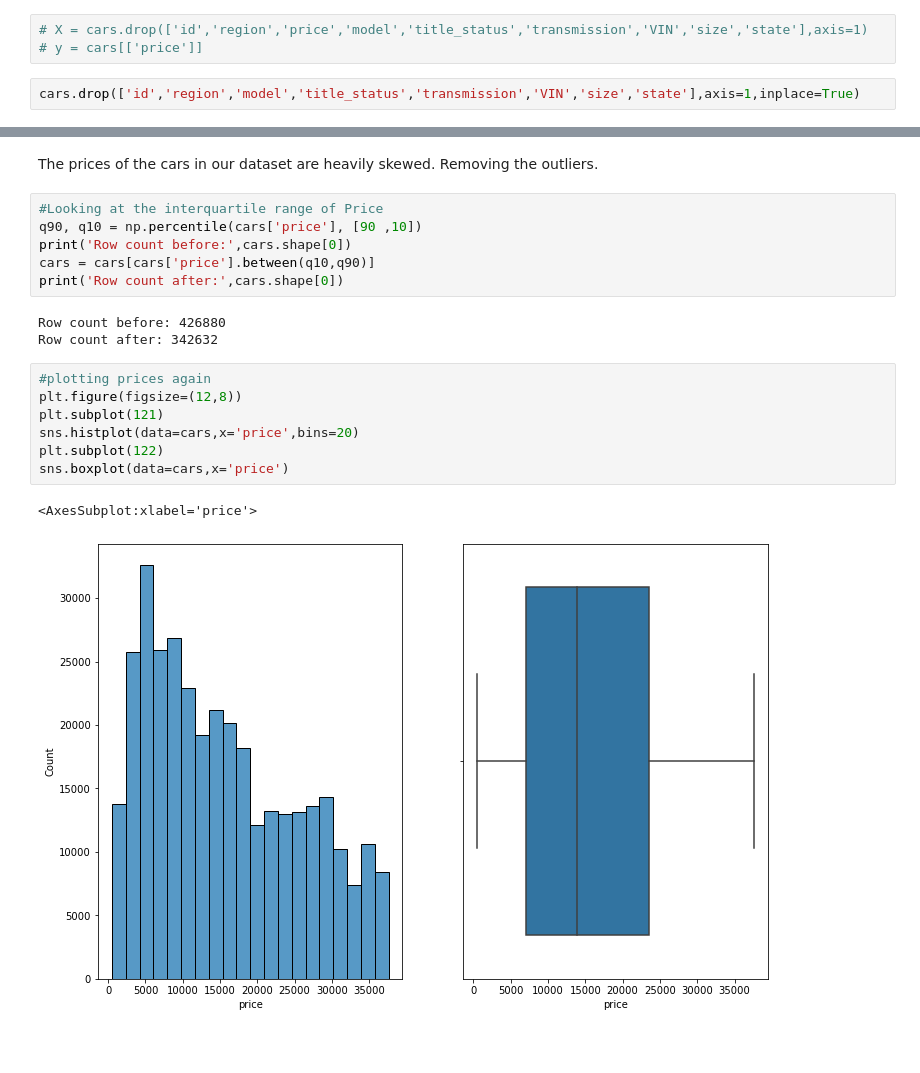
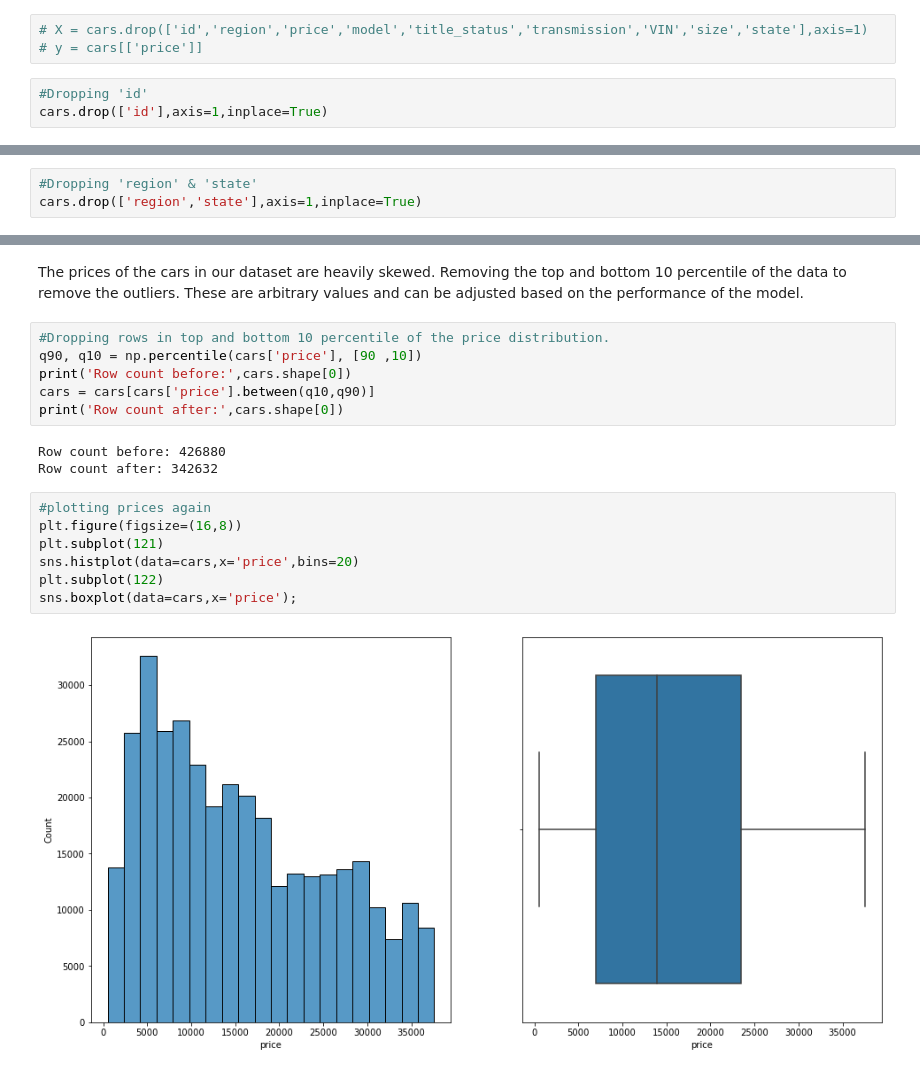
Before and after one commit to nikhilkr31/used-cars-price-prediction, a Jupyter notebook: Vehicles.ipynb, the cells around one changed output, grey strips where cells are left out. Cells and saved outputs as stored; diff of their text form; blank space fills up the shorter version.

```diff
--- a/Vehicles.ipynb
+++ b/Vehicles.ipynb
@@ -31,4 +34,5 @@ I can read a csv file lol.
 # X = cars.drop(['id','region','price','model','title_status','transmission','VIN','size','state'],axis=1)
 # y = cars[['price']]
 # %%
-cars.drop(['id','region','model','title_status','transmission','VIN','size','state'],axis=1,inplace=True)
+#Dropping 'id'
+cars.drop(['id'],axis=1,inplace=True)
@@ -34,0 +43,3 @@ cars.drop(['id','region','model','title_status','transmission','VIN','size','sta
+# %%
+#Dropping 'region' & 'state'
+cars.drop(['region','state'],axis=1,inplace=True)
@@ -67,7 +77,7 @@ sns.boxplot(data=cars,x='price')
 # %% [markdown]
-The prices of the cars in our dataset are heavily skewed. Removing the outliers.
+The prices of the cars in our dataset are heavily skewed. Removing the top and bottom 10 percentile of the data to remove the outliers. These are arbitrary values and can be adjusted based on the performance of the model.
 # %%
-#Looking at the interquartile range of Price
+#Dropping rows in top and bottom 10 percentile of the price distribution.
 q90, q10 = np.percentile(cars['price'], [90 ,10])
 print('Row count before:',cars.shape[0])
 cars = cars[cars['price'].between(q10,q90)]
@@ -77,11 +87,10 @@ Row count before: 426880
 Row count after: 342632
 # %%
 #plotting prices again
-plt.figure(figsize=(12,8))
+plt.figure(figsize=(16,8))
 plt.subplot(121)
 sns.histplot(data=cars,x='price',bins=20)
 plt.subplot(122)
-sns.boxplot(data=cars,x='price')
+sns.boxplot(data=cars,x='price');
 # %% [output]
-<AxesSubplot:xlabel='price'>
-[figure, old version]
+[figure, new version]
```
Also changed, not shown: parts of 30 cells of this notebook.
